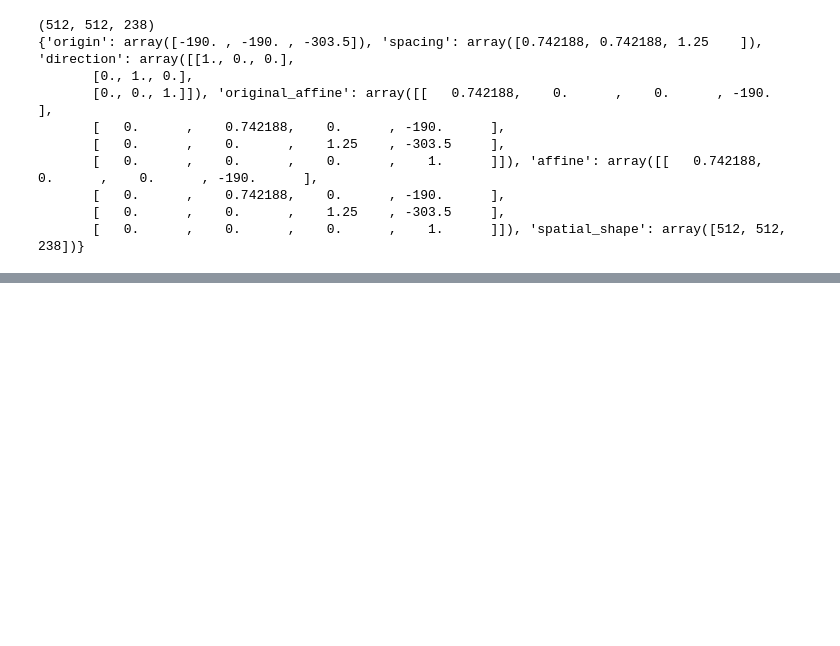
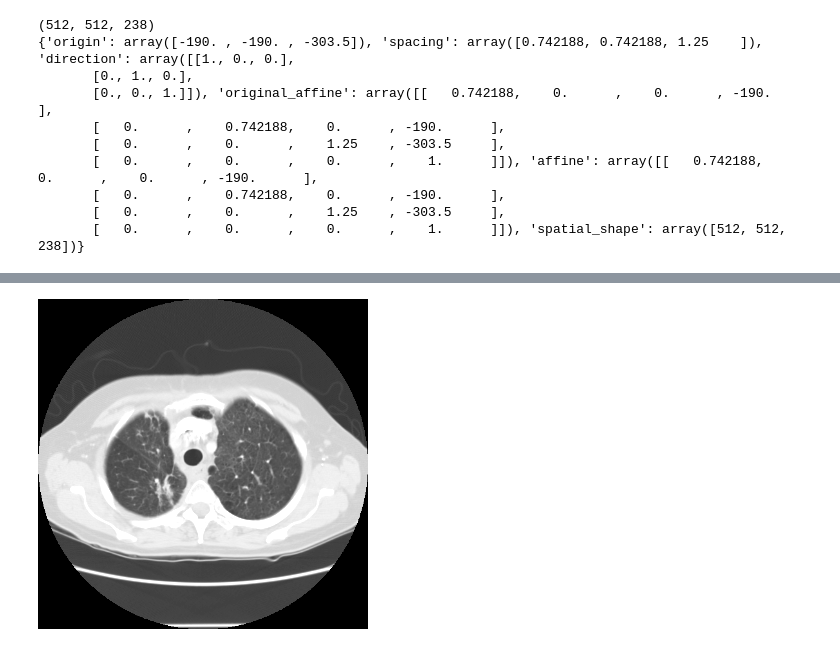
Before and after one commit to felixpeters/lung-cancer-detection, a Jupyter notebook: nbs/08_Image_Reader.ipynb, the cells around one changed output, grey strips where cells are left out. Saved outputs shown, nothing was run; the diff lists cells and outputs as text; code cells hidden in the pictures; blank space fills up the shorter version.

```diff
--- a/nbs/08_Image_Reader.ipynb
+++ b/nbs/08_Image_Reader.ipynb
@@ -132,0 +215,3 @@ print(img_meta)
+# %%
+spacing = Spacingd(keys=["image", "label"], pixdim=(1.0, 1.0, 1.0), mode=("bilinear", "nearest"))
+data_dict = spacing(data_dict)
@@ -132,0 +243,4 @@ print(img_meta)
+# %%
+get_img_slice(data_dict["image"][0,:,:,:], 279)
+# %% [output]
+[figure, added]
```
Also changed, not shown: parts of 22 cells of this notebook.
